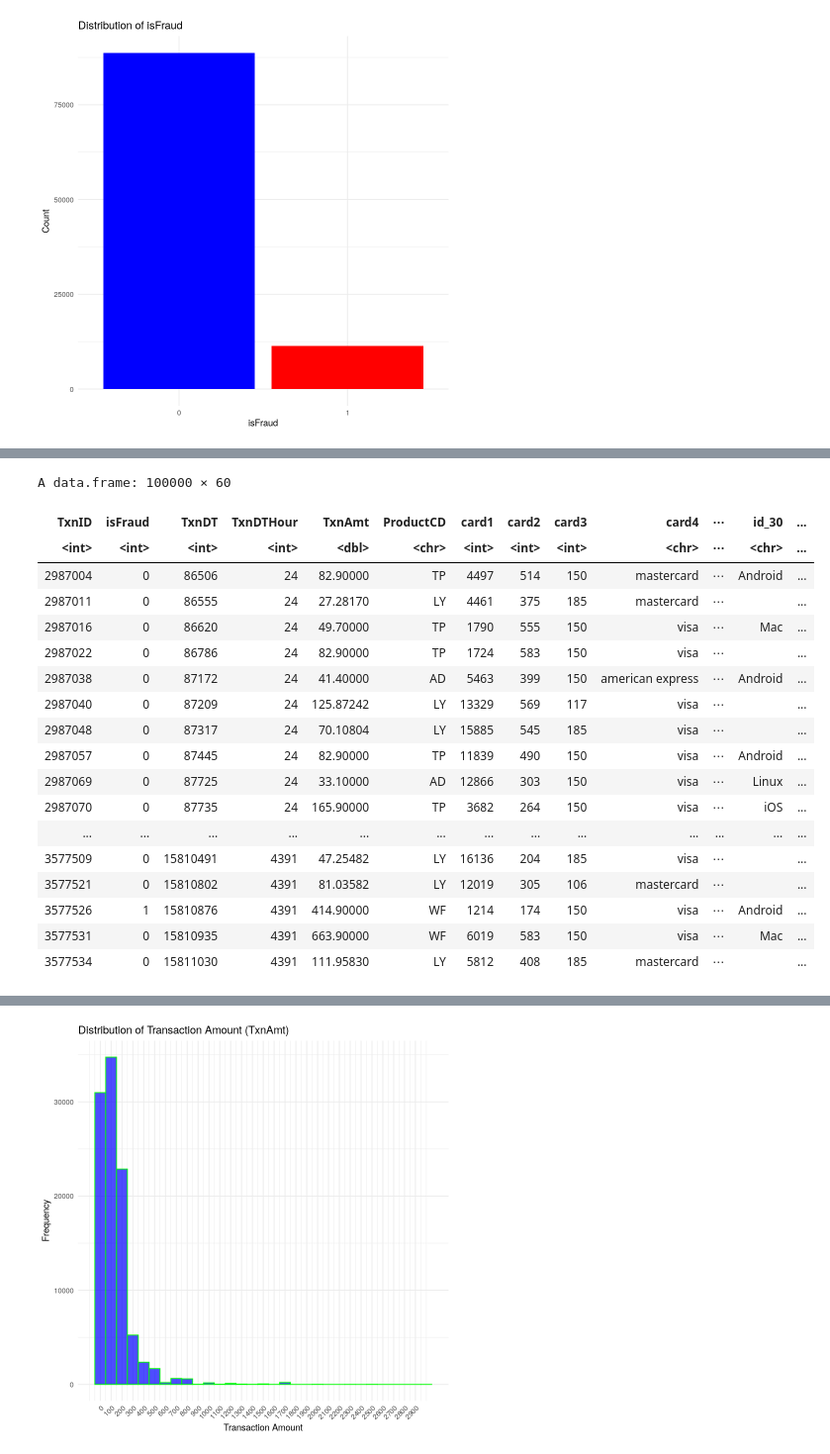
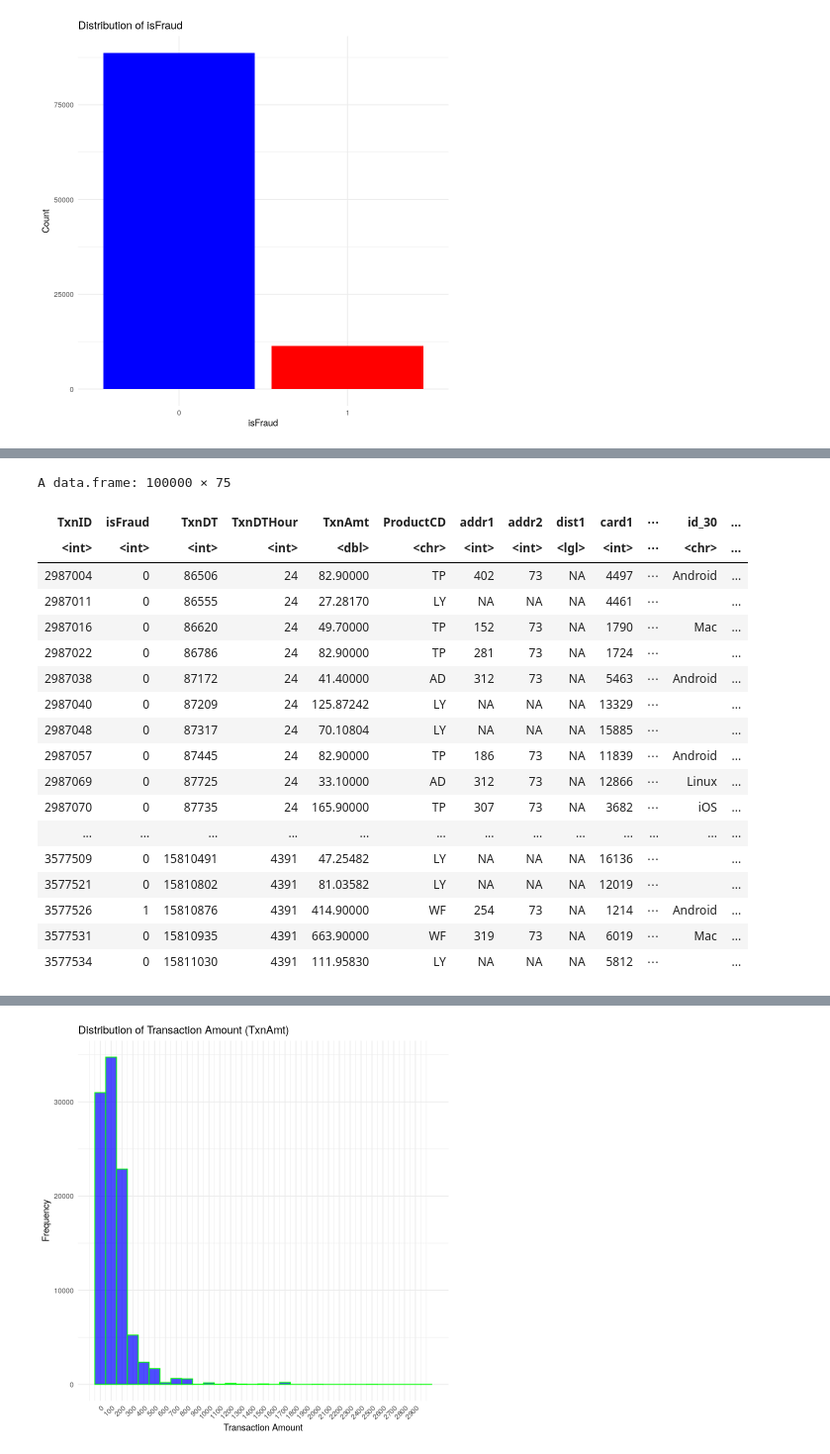
Before and after one commit to ytcctl/peter, a Jupyter notebook: FITE7410/FITE7410_Assgn_1.ipynb, the cells around one changed output, grey strips where cells are left out. Shown at 99% size. Saved outputs shown, nothing was run; the diff lists cells and outputs as text; code cells hidden in the pictures.

```diff
--- a/FITE7410/FITE7410_Assgn_1.ipynb
+++ b/FITE7410/FITE7410_Assgn_1.ipynb
@@ -158,28 +187,28 @@ DevInfo             DevInfo              0.000
 # %%
-# Select the column with the percentage of missing values is less than 10% ----------------------------
-columns_to_keep <- missing_percentage$Variable[missing_percentage$Missing_Percentage < 10]
-data <- data %>% select(all_of(columns_to_keep))
+# Select the column with the percentage of missing values is less than 50% ----------------------------
+cols_to_keep <- setdiff(names(data), missing_data_summary$Column[missing_data_summary$Percentage > 50])
+data <- data[, cols_to_keep]
 data
 # %% [output]
-A data.frame: 100000 × 60
+A data.frame: 100000 × 75
-| TxnID | isFraud | TxnDT | TxnDTHour | TxnAmt | ProductCD | card1 | card2 | card3 | card4 | ⋯ | id_30 | ... |
-| <int> | <int> | <int> | <int> | <dbl> | <chr> | <int> | <int> | <int> | <chr> | ⋯ | <chr> | ... |
-| 2987004 | 0 | 86506 | 24 | 82.90000 | TP | 4497 | 514 | 150 | mastercard | ⋯ | Android | ... |
-| 2987011 | 0 | 86555 | 24 | 27.28170 | LY | 4461 | 375 | 185 | mastercard | ⋯ |  | ... |
-| 2987016 | 0 | 86620 | 24 | 49.70000 | TP | 1790 | 555 | 150 | visa | ⋯ | Mac | ... |
-| 2987022 | 0 | 86786 | 24 | 82.90000 | TP | 1724 | 583 | 150 | visa | ⋯ |  | ... |
-| 2987038 | 0 | 87172 | 24 | 41.40000 | AD | 5463 | 399 | 150 | american express | ⋯ | Android | ... |
-| 2987040 | 0 | 87209 | 24 | 125.87242 | LY | 13329 | 569 | 117 | visa | ⋯ |  | ... |
-| 2987048 | 0 | 87317 | 24 | 70.10804 | LY | 15885 | 545 | 185 | visa | ⋯ |  | ... |
-| 2987057 | 0 | 87445 | 24 | 82.90000 | TP | 11839 | 490 | 150 | visa | ⋯ | Android | ... |
-| 2987069 | 0 | 87725 | 24 | 33.10000 | AD | 12866 | 303 | 150 | visa | ⋯ | Linux | ... |
-| 2987070 | 0 | 87735 | 24 | 165.90000 | TP | 3682 | 264 | 150 | visa | ⋯ | iOS | ... |
+| TxnID | isFraud | TxnDT | TxnDTHour | TxnAmt | ProductCD | addr1 | addr2 | dist1 | card1 | ⋯ | id_30 | ... |
+| <int> | <int> | <int> | <int> | <dbl> | <chr> | <int> | <int> | <lgl> | <int> | ⋯ | <chr> | ... |
+| 2987004 | 0 | 86506 | 24 | 82.90000 | TP | 402 | 73 | NA | 4497 | ⋯ | Android | ... |
+| 2987011 | 0 | 86555 | 24 | 27.28170 | LY | NA | NA | NA | 4461 | ⋯ |  | ... |
+| 2987016 | 0 | 86620 | 24 | 49.70000 | TP | 152 | 73 | NA | 1790 | ⋯ | Mac | ... |
+| 2987022 | 0 | 86786 | 24 | 82.90000 | TP | 281 | 73 | NA | 1724 | ⋯ |  | ... |
+| 2987038 | 0 | 87172 | 24 | 41.40000 | AD | 312 | 73 | NA | 5463 | ⋯ | Android | ... |
+| 2987040 | 0 | 87209 | 24 | 125.87242 | LY | NA | NA | NA | 13329 | ⋯ |  | ... |
+| 2987048 | 0 | 87317 | 24 | 70.10804 | LY | NA | NA | NA | 15885 | ⋯ |  | ... |
+| 2987057 | 0 | 87445 | 24 | 82.90000 | TP | 186 | 73 | NA | 11839 | ⋯ | Android | ... |
+| 2987069 | 0 | 87725 | 24 | 33.10000 | AD | 312 | 73 | NA | 12866 | ⋯ | Linux | ... |
+| 2987070 | 0 | 87735 | 24 | 165.90000 | TP | 307 | 73 | NA | 3682 | ⋯ | iOS | ... |
 | ... | ... | ... | ... | ... | ... | ... | ... | ... | ... | ... | ... | ... |
-| 3577509 | 0 | 15810491 | 4391 | 47.25482 | LY | 16136 | 204 | 185 | visa | ⋯ |  | ... |
-| 3577521 | 0 | 15810802 | 4391 | 81.03582 | LY | 12019 | 305 | 106 | mastercard | ⋯ |  | ... |
-| 3577526 | 1 | 15810876 | 4391 | 414.90000 | WF | 1214 | 174 | 150 | visa | ⋯ | Android | ... |
-| 3577531 | 0 | 15810935 | 4391 | 663.90000 | WF | 6019 | 583 | 150 | visa | ⋯ | Mac | ... |
-| 3577534 | 0 | 15811030 | 4391 | 111.95830 | LY | 5812 | 408 | 185 | mastercard | ⋯ |  | ... |
+| 3577509 | 0 | 15810491 | 4391 | 47.25482 | LY | NA | NA | NA | 16136 | ⋯ |  | ... |
+| 3577521 | 0 | 15810802 | 4391 | 81.03582 | LY | NA | NA | NA | 12019 | ⋯ |  | ... |
+| 3577526 | 1 | 15810876 | 4391 | 414.90000 | WF | 254 | 73 | NA | 1214 | ⋯ | Android | ... |
+| 3577531 | 0 | 15810935 | 4391 | 663.90000 | WF | 319 | 73 | NA | 6019 | ⋯ | Mac | ... |
+| 3577534 | 0 | 15811030 | 4391 | 111.95830 | LY | NA | NA | NA | 5812 | ⋯ |  | ... |
 # %%
 # view the unique values in each column ----------------------------------------------
 unique_values <- sapply(data, function(x) length(unique(x)))
```
Also changed, not shown: parts of 8 cells of this notebook.
